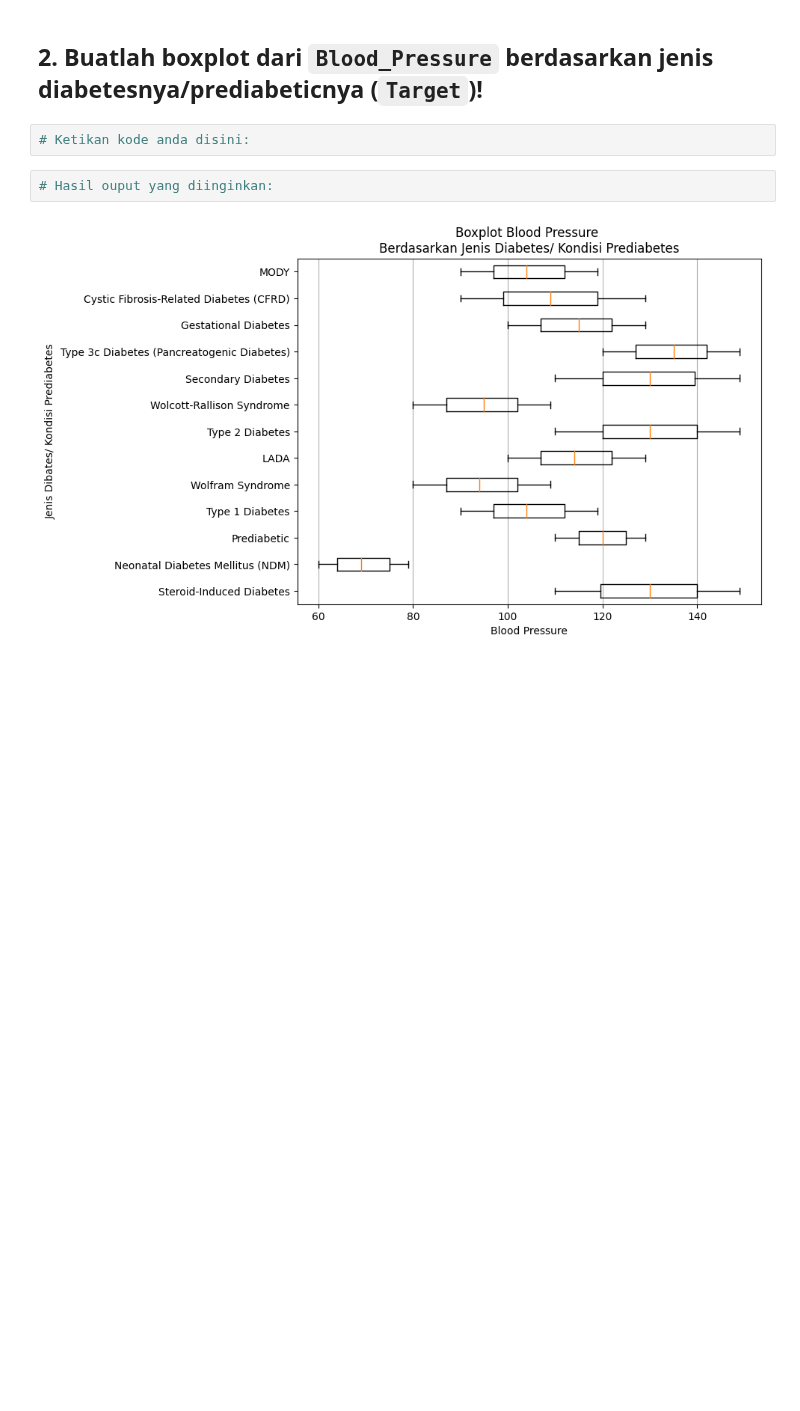
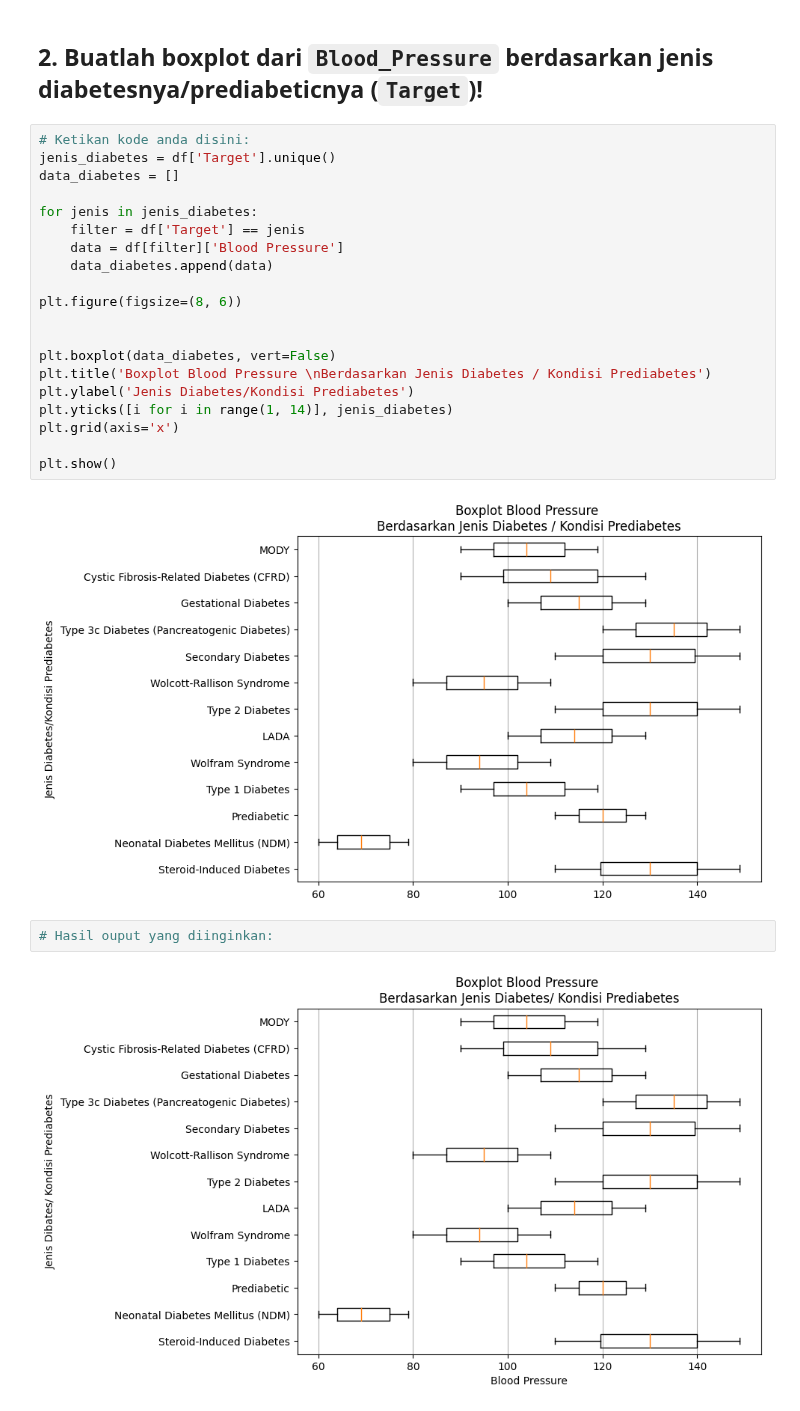
Before and after one commit to IdhamAbidinKaisilay/BelajarDataAnalyst, a Jupyter notebook: Latihan_Histogram_dan_Boxplot.ipynb, the cells around one changed output. Saved outputs shown, nothing was run; the diff lists cells and outputs as text; blank space fills up the shorter version.

```diff
--- a/Latihan_Histogram_dan_Boxplot.ipynb
+++ b/Latihan_Histogram_dan_Boxplot.ipynb
@@ -48,8 +48,28 @@ df.sample(5)
 | 11831 | Type 3c Diabetes (Pancreatogenic ... | Positive | Negative | No | Present | 21 | ... |
 # %% [markdown]
 ## 2. Buatlah boxplot dari `Blood_Pressure` berdasarkan jenis diabetesnya/prediabeticnya (`Target`)!
-# %%
-# Ketikan kode anda disini:
+# %%
+# Ketikan kode anda disini:
+jenis_diabetes = df['Target'].unique()
+data_diabetes = []
+
+for jenis in jenis_diabetes:
+    filter = df['Target'] == jenis
+    data = df[filter]['Blood Pressure']
+    data_diabetes.append(data)
+
+plt.figure(figsize=(8, 6))
+
+
+plt.boxplot(data_diabetes, vert=False)
+plt.title('Boxplot Blood Pressure \nBerdasarkan Jenis Diabetes / Kondisi Prediabetes')
+plt.ylabel('Jenis Diabetes/Kondisi Prediabetes')
+plt.yticks([i for i in range(1, 14)], jenis_diabetes)
+plt.grid(axis='x')
+
+plt.show()
+# %% [output]
+[figure, added]
 # %%
 # Hasil ouput yang diinginkan:
 # %% [output]
```
Also changed, not shown: parts of 1 cell of this notebook.
